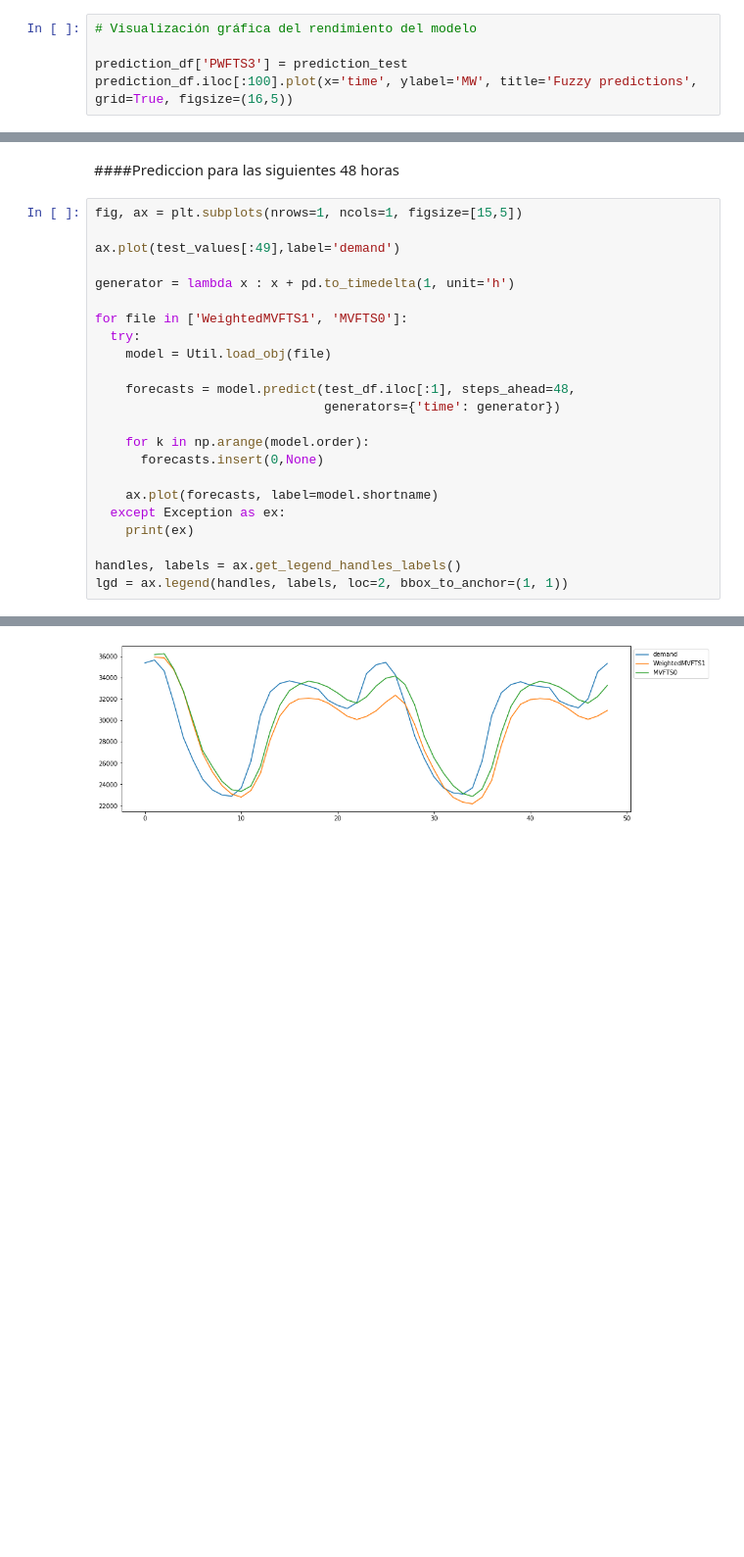
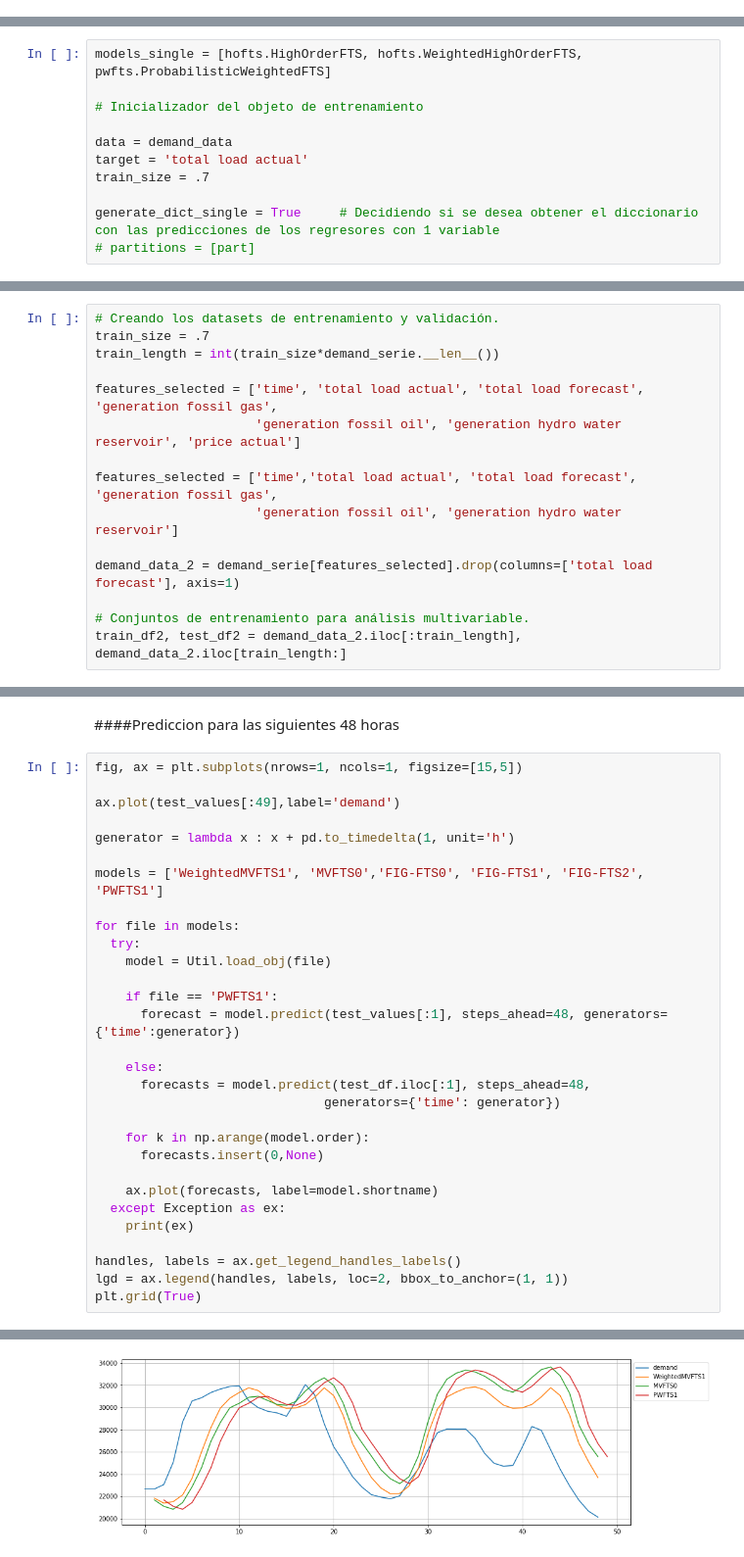
Before and after one commit to JossRubio/Prediccion_demanda_energetica, a Jupyter notebook: codes/Memoria_Everis.ipynb, the cells around one changed output, grey strips where cells are left out. Shown at 98% size. Drawn from its saved outputs; the diff is of its cells as text; blank space fills up the shorter version.

```diff
--- a/codes/Memoria_Everis.ipynb
+++ b/codes/Memoria_Everis.ipynb
@@ -582,5 +474,0 @@ prediction_test = fuzzy_trainer.predict(test_values)
-# %%
-# Visualización gráfica del rendimiento del modelo
-
-prediction_df['PWFTS3'] = prediction_test
-prediction_df.iloc[:100].plot(x='time', ylabel='MW', title='Fuzzy predictions', grid=True, figsize=(16,5))
@@ -837,0 +564,11 @@ PWFTS1:  0.8740944323209475
+# %%
+models_single = [hofts.HighOrderFTS, hofts.WeightedHighOrderFTS, pwfts.ProbabilisticWeightedFTS]
+
+# Inicializador del objeto de entrenamiento
+
+data = demand_data
+target = 'total load actual'
+train_size = .7
+
+generate_dict_single = True     # Decidiendo si se desea obtener el diccionario con las predicciones de los regresores con 1 variable
+# partitions = [part]
@@ -837,0 +643,15 @@ PWFTS1:  0.8740944323209475
+# %%
+# Creando los datasets de entrenamiento y validación.
+train_size = .7
+train_length = int(train_size*demand_serie.__len__())
+
+features_selected = ['time', 'total load actual', 'total load forecast', 'generation fossil gas',
+                     'generation fossil oil', 'generation hydro water reservoir', 'price actual']
+
+features_selected = ['time','total load actual', 'total load forecast', 'generation fossil gas',
+                     'generation fossil oil', 'generation hydro water reservoir']
+
+demand_data_2 = demand_serie[features_selected].drop(columns=['total load forecast'], axis=1)
+
+# Conjuntos de entrenamiento para análisis multivariable.
+train_df2, test_df2 = demand_data_2.iloc[:train_length], demand_data_2.iloc[train_length:]
@@ -844,11 +921,17 @@ ax.plot(test_values[:49],label='demand')
 
 generator = lambda x : x + pd.to_timedelta(1, unit='h')
 
-for file in ['WeightedMVFTS1', 'MVFTS0']:
+models = ['WeightedMVFTS1', 'MVFTS0','FIG-FTS0', 'FIG-FTS1', 'FIG-FTS2', 'PWFTS1']
+
+for file in models:
   try:
     model = Util.load_obj(file)
 
-    forecasts = model.predict(test_df.iloc[:1], steps_ahead=48,
+    if file == 'PWFTS1':
+      forecast = model.predict(test_values[:1], steps_ahead=48, generators={'time':generator})
+
+    else:
+      forecasts = model.predict(test_df.iloc[:1], steps_ahead=48,
                               generators={'time': generator})
 
     for k in np.arange(model.order):
@@ -860,4 +943,5 @@ for file in ['WeightedMVFTS1', 'MVFTS0']:
 
 handles, labels = ax.get_legend_handles_labels()
 lgd = ax.legend(handles, labels, loc=2, bbox_to_anchor=(1, 1))
+plt.grid(True)
 # %% [output]
@@ -864,4 +951,4 @@ lgd = ax.legend(handles, labels, loc=2, bbox_to_anchor=(1, 1))
-[figure, old version]
+[figure, new version]
 # %%
 test_df.iloc[:1]
 # %% [output]
```
Also changed, not shown: parts of 90 cells of this notebook.
